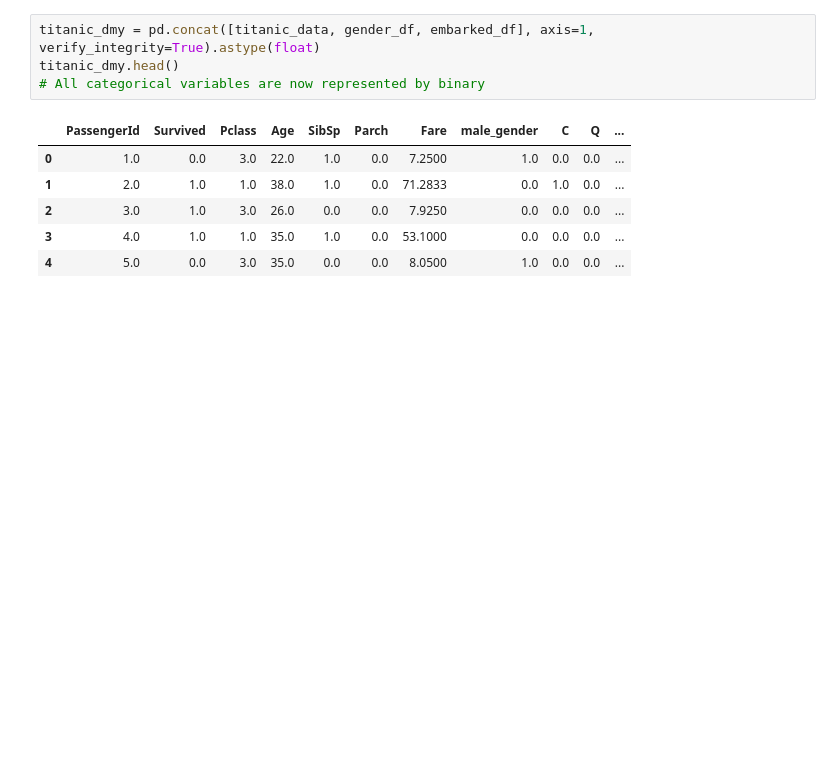
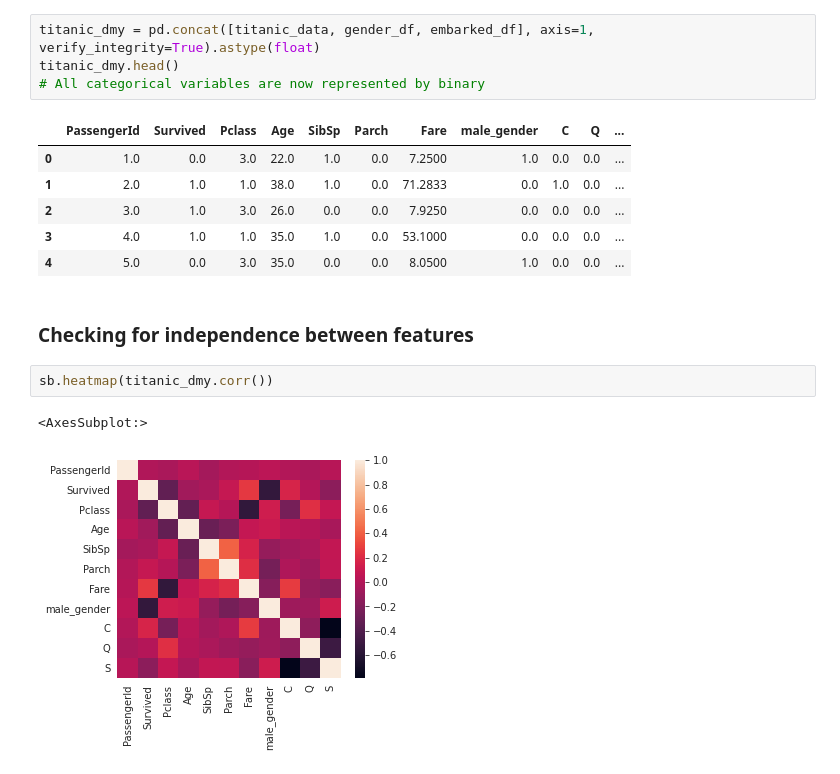
Before and after one commit to gofr1/jupyter-learning, a Jupyter notebook: machine-learning-basics/regression-models/c-logistic-regression.ipynb, the cells around one changed output. Saved outputs shown, nothing was run; the diff lists cells and outputs as text; blank space fills up the shorter version.

```diff
--- a/machine-learning-basics/regression-models/c-logistic-regression.ipynb
+++ b/machine-learning-basics/regression-models/c-logistic-regression.ipynb
@@ -354,3 +354,10 @@ titanic_dmy.head()
 | 2 | 3.0 | 1.0 | 3.0 | 26.0 | 0.0 | 0.0 | 7.9250 | 0.0 | 0.0 | 0.0 | ... |
 | 3 | 4.0 | 1.0 | 1.0 | 35.0 | 1.0 | 0.0 | 53.1000 | 0.0 | 0.0 | 0.0 | ... |
 | 4 | 5.0 | 0.0 | 3.0 | 35.0 | 0.0 | 0.0 | 8.0500 | 1.0 | 0.0 | 0.0 | ... |
+# %% [markdown]
+### Checking for independence between features
+# %%
+sb.heatmap(titanic_dmy.corr())
+# %% [output]
+<AxesSubplot:>
+[figure, added]
```
Also changed, not shown: parts of 5 cells of this notebook.
